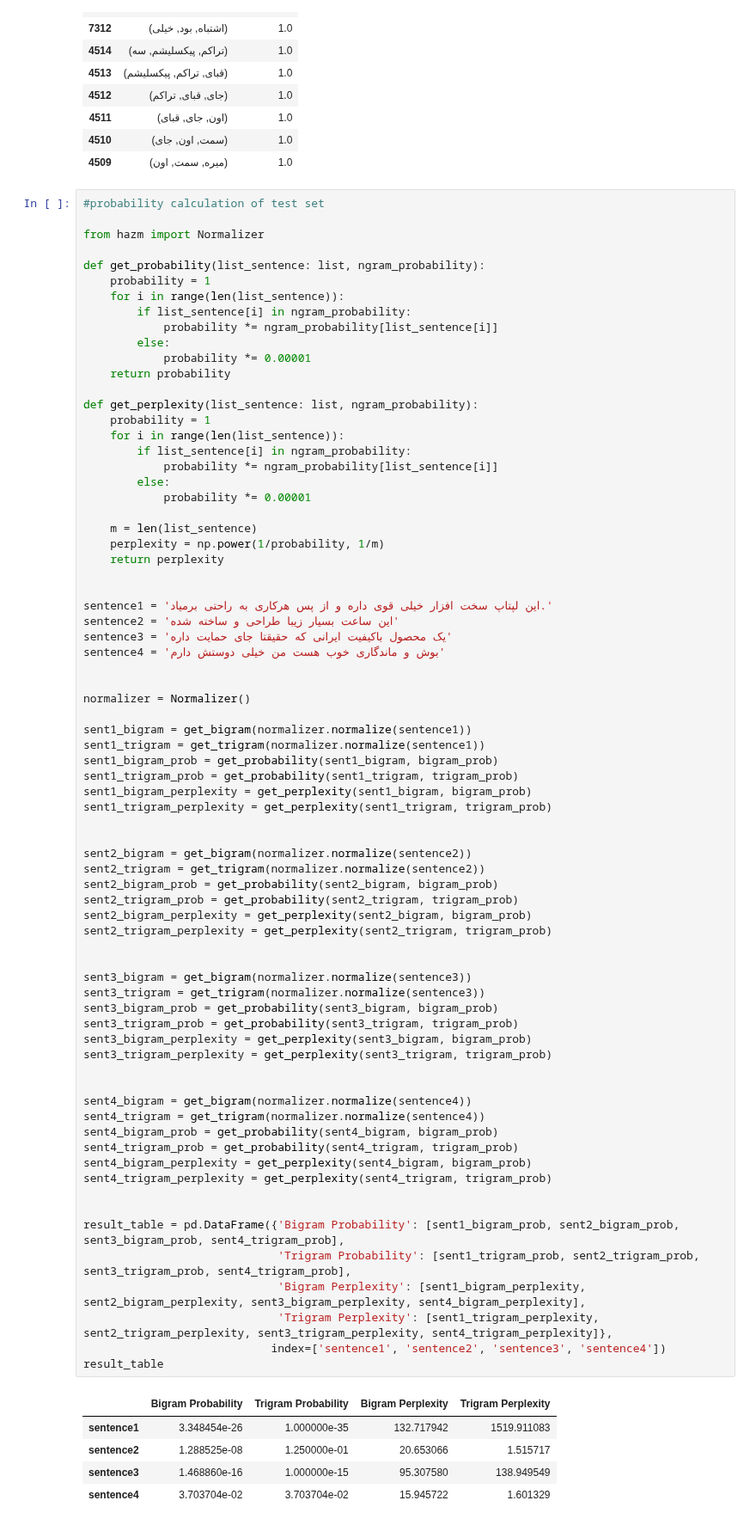
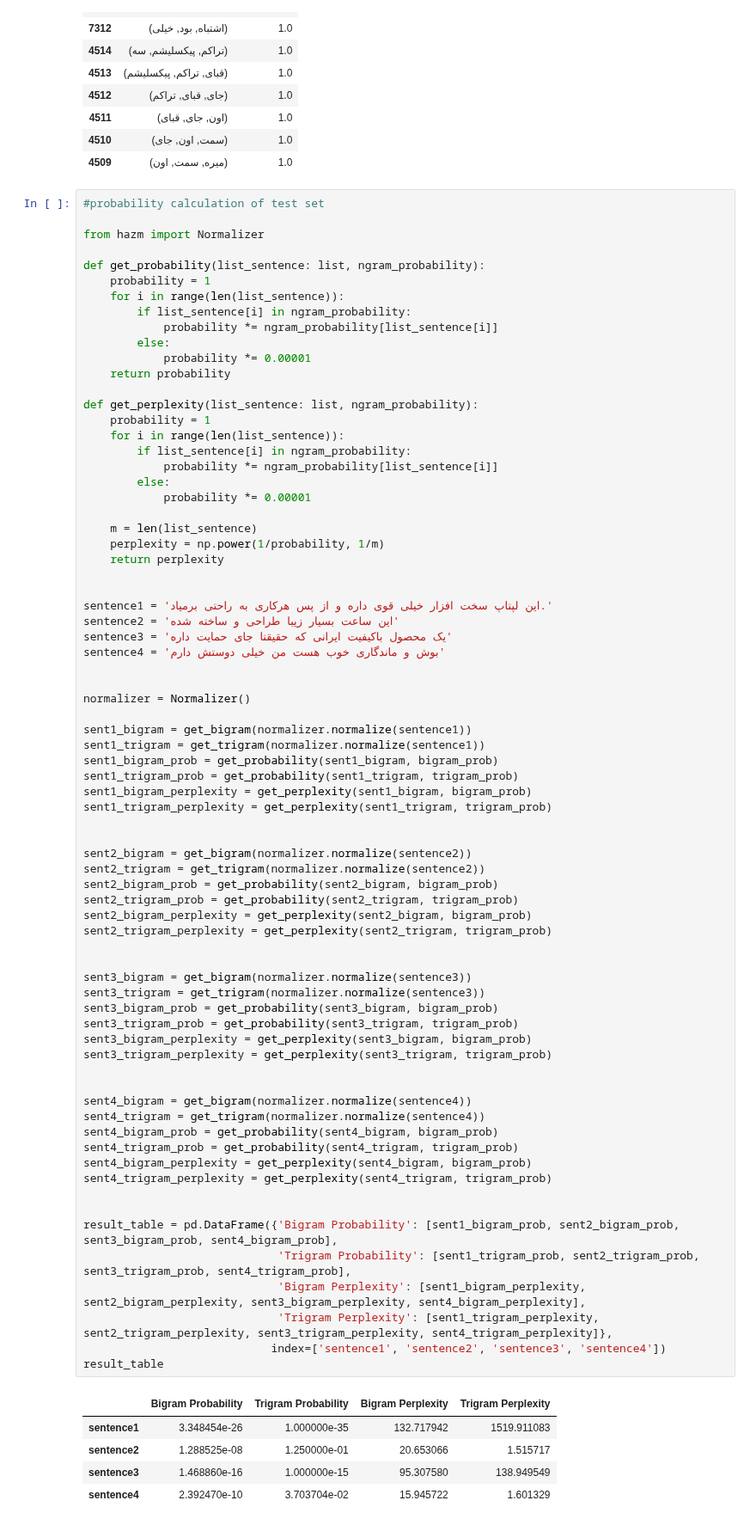
Before and after one commit to pouriaSameti/NLP, a Jupyter notebook: 2-Language model/Language Model.ipynb, the cells around one changed output. Shown at 86% size. Cells and saved outputs as stored; diff of their text form.

```diff
--- a/2-Language model/Language Model.ipynb
+++ b/2-Language model/Language Model.ipynb
@@ -357,32 +357,32 @@ sent2_trigram_prob = get_probability(sent2_trigram, trigram_prob)
 sent2_bigram_perplexity = get_perplexity(sent2_bigram, bigram_prob)
 sent2_trigram_perplexity = get_perplexity(sent2_trigram, trigram_prob)
 
 
 sent3_bigram = get_bigram(normalizer.normalize(sentence3))
 sent3_trigram = get_trigram(normalizer.normalize(sentence3))
 sent3_bigram_prob = get_probability(sent3_bigram, bigram_prob)
 sent3_trigram_prob = get_probability(sent3_trigram, trigram_prob)
 sent3_bigram_perplexity = get_perplexity(sent3_bigram, bigram_prob)
 sent3_trigram_perplexity = get_perplexity(sent3_trigram, trigram_prob)
 
 
 sent4_bigram = get_bigram(normalizer.normalize(sentence4))
 sent4_trigram = get_trigram(normalizer.normalize(sentence4))
 sent4_bigram_prob = get_probability(sent4_bigram, bigram_prob)
 sent4_trigram_prob = get_probability(sent4_trigram, trigram_prob)
 sent4_bigram_perplexity = get_perplexity(sent4_bigram, bigram_prob)
 sent4_trigram_perplexity = get_perplexity(sent4_trigram, trigram_prob)
 
 
-result_table = pd.DataFrame({'Bigram Probability': [sent1_bigram_prob, sent2_bigram_prob, sent3_bigram_prob, sent4_trigram_prob],
+result_table = pd.DataFrame({'Bigram Probability': [sent1_bigram_prob, sent2_bigram_prob, sent3_bigram_prob, sent4_bigram_prob],
                              'Trigram Probability': [sent1_trigram_prob, sent2_trigram_prob, sent3_trigram_prob, sent4_trigram_prob],
                              'Bigram Perplexity': [sent1_bigram_perplexity, sent2_bigram_perplexity, sent3_bigram_perplexity, sent4_bigram_perplexity],
                              'Trigram Perplexity': [sent1_trigram_perplexity, sent2_trigram_perplexity, sent3_trigram_perplexity, sent4_trigram_perplexity]},
                             index=['sentence1', 'sentence2', 'sentence3', 'sentence4'])
 result_table
 # %% [output]
 |  | Bigram Probability | Trigram Probability | Bigram Perplexity | Trigram Perplexity |
 | sentence1 | 3.348454e-26 | 1.000000e-35 | 132.717942 | 1519.911083 |
 | sentence2 | 1.288525e-08 | 1.250000e-01 | 20.653066 | 1.515717 |
 | sentence3 | 1.468860e-16 | 1.000000e-15 | 95.307580 | 138.949549 |
-| sentence4 | 3.703704e-02 | 3.703704e-02 | 15.945722 | 1.601329 |
+| sentence4 | 2.392470e-10 | 3.703704e-02 | 15.945722 | 1.601329 |
```
Also changed, not shown: parts of 1 cell of this notebook.
